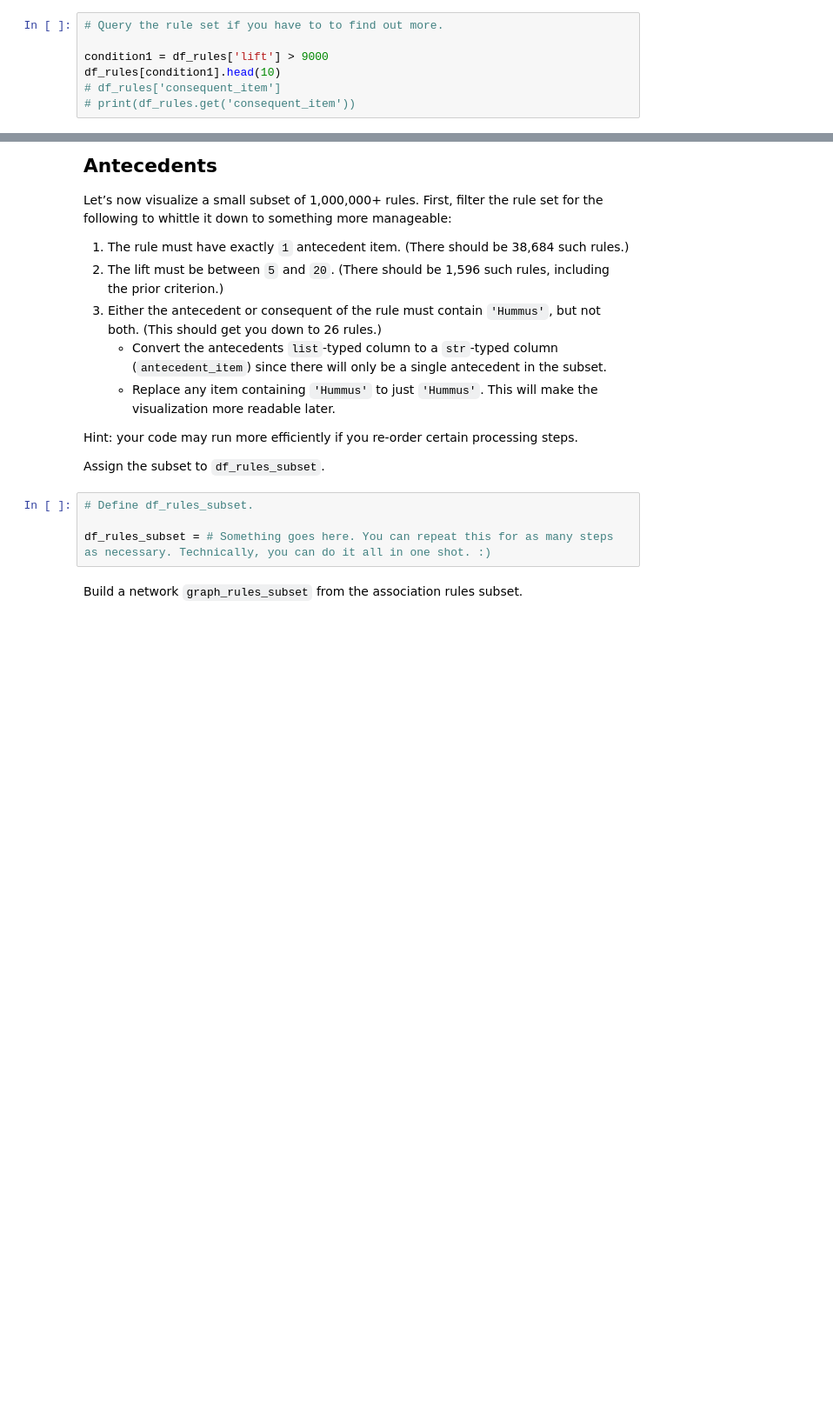
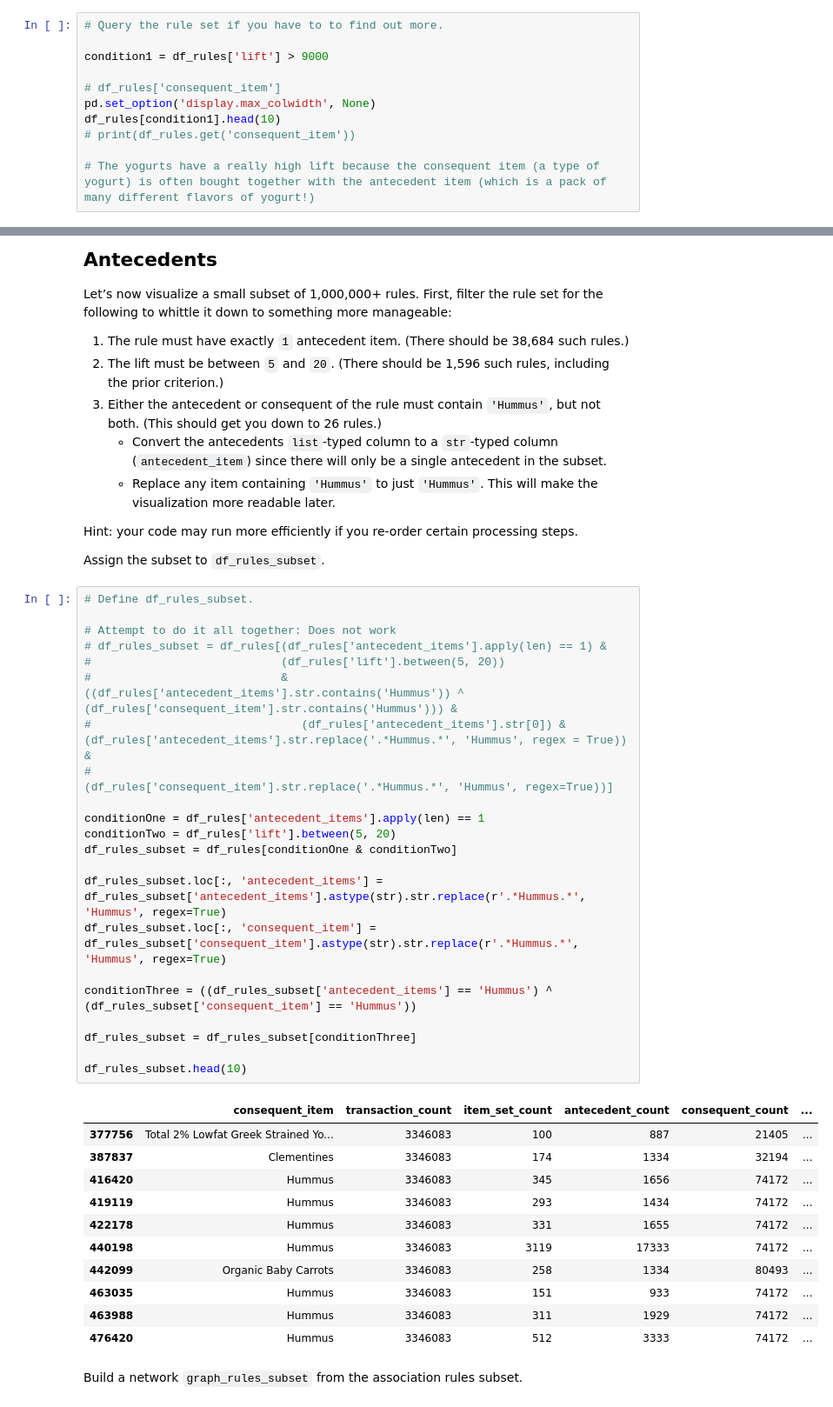
Before and after one commit to belbop/my-fork-2024-DS-Fri-1230, a Jupyter notebook: Week-05-Unsupervised-Learning/Exercise-IL.ipynb, the cells around one changed output, grey strips where cells are left out. Shown: that part at 87% size. Cells and saved outputs as stored; diff of their text form; blank space fills up the shorter version.

```diff
--- a/Week-05-Unsupervised-Learning/Exercise-IL.ipynb
+++ b/Week-05-Unsupervised-Learning/Exercise-IL.ipynb
@@ -107,9 +107,13 @@ The yogurts have got some insane lift (*over 9,000*). Why do you think that migh
 # Query the rule set if you have to to find out more.
 
 condition1 = df_rules['lift'] > 9000
+
+# df_rules['consequent_item']
+pd.set_option('display.max_colwidth', None)
 df_rules[condition1].head(10)
-# df_rules['consequent_item']
 # print(df_rules.get('consequent_item'))
+
+# The yogurts have a really high lift because the consequent item (a type of yogurt) is often bought together with the antecedent item (which is a pack of many different flavors of yogurt!)
 # %% [output]
 |  | consequent_item | transaction_count | item_set_count | antecedent_count | consequent_count | ... |
 | 0 | Total 2% with Raspberry Pomegrana... | 3346083 | 101 | 123 | 128 | ... |
@@ -136,10 +140,40 @@ Let’s now visualize a small subset of 1,000,000+ rules. First, filter the rule
 Hint: your code may run more efficiently if you re-order certain processing steps.
 
 Assign the subset to `df_rules_subset`.
-# %%
-# Define df_rules_subset.
-
-df_rules_subset = # Something goes here. You can repeat this for as many steps as necessary. Technically, you can do it all in one shot. :)
+# %%
+# Define df_rules_subset.
+
+# Attempt to do it all together: Does not work
+# df_rules_subset = df_rules[(df_rules['antecedent_items'].apply(len) == 1) &
+#                            (df_rules['lift'].between(5, 20))
+#                            & ((df_rules['antecedent_items'].str.contains('Hummus')) ^ (df_rules['consequent_item'].str.contains('Hummus'))) &
+#                               (df_rules['antecedent_items'].str[0]) & (df_rules['antecedent_items'].str.replace('.*Hummus.*', 'Hummus', regex = True)) &
+#                               (df_rules['consequent_item'].str.replace('.*Hummus.*', 'Hummus', regex=True))]
+
+conditionOne = df_rules['antecedent_items'].apply(len) == 1
+conditionTwo = df_rules['lift'].between(5, 20)
+df_rules_subset = df_rules[conditionOne & conditionTwo]
+
+df_rules_subset.loc[:, 'antecedent_items'] = df_rules_subset['antecedent_items'].astype(str).str.replace(r'.*Hummus.*', 'Hummus', regex=True)
+df_rules_subset.loc[:, 'consequent_item'] = df_rules_subset['consequent_item'].astype(str).str.replace(r'.*Hummus.*', 'Hummus', regex=True)
+
+conditionThree = ((df_rules_subset['antecedent_items'] == 'Hummus') ^ (df_rules_subset['consequent_item'] == 'Hummus'))
+
+df_rules_subset = df_rules_subset[conditionThree]
+
+df_rules_subset.head(10)
+# %% [output]
+|  | consequent_item | transaction_count | item_set_count | antecedent_count | consequent_count | ... |
+| 377756 | Total 2% Lowfat Greek Strained Yo... | 3346083 | 100 | 887 | 21405 | ... |
+| 387837 | Clementines | 3346083 | 174 | 1334 | 32194 | ... |
+| 416420 | Hummus | 3346083 | 345 | 1656 | 74172 | ... |
+| 419119 | Hummus | 3346083 | 293 | 1434 | 74172 | ... |
+| 422178 | Hummus | 3346083 | 331 | 1655 | 74172 | ... |
+| 440198 | Hummus | 3346083 | 3119 | 17333 | 74172 | ... |
+| 442099 | Organic Baby Carrots | 3346083 | 258 | 1334 | 80493 | ... |
+| 463035 | Hummus | 3346083 | 151 | 933 | 74172 | ... |
+| 463988 | Hummus | 3346083 | 311 | 1929 | 74172 | ... |
+| 476420 | Hummus | 3346083 | 512 | 3333 | 74172 | ... |
 # %% [markdown]
 Build a network `graph_rules_subset` from the association rules subset.
 # %%
```
Also changed, not shown: parts of 2 cells of this notebook.
